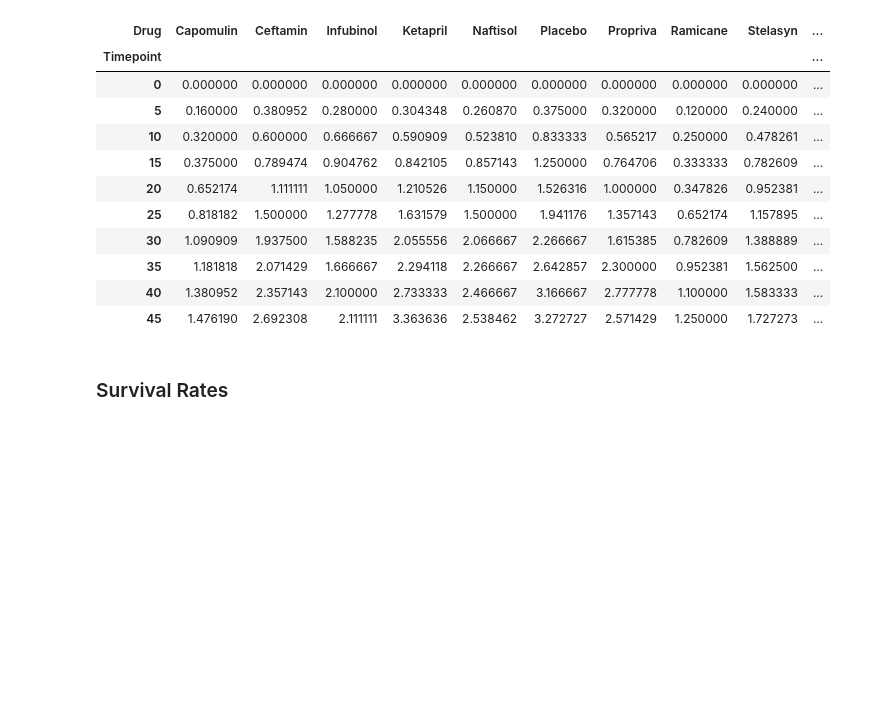
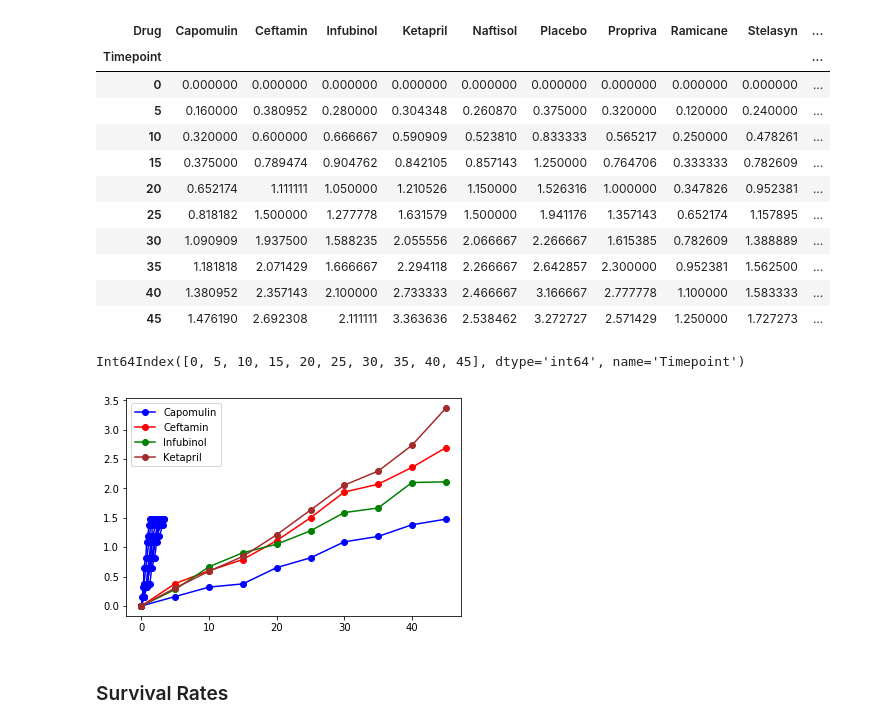
Before and after one commit to vibaskaran/Matplotlib_Assignments, a Jupyter notebook: Pymaceuticals/Pymaceuticals_solutions.ipynb, the cells around one changed output. Saved outputs shown, nothing was run; the diff lists cells and outputs as text; code cells hidden in the pictures; blank space fills up the shorter version.

```diff
--- a/Pymaceuticals/Pymaceuticals_solutions.ipynb
+++ b/Pymaceuticals/Pymaceuticals_solutions.ipynb
@@ -79,8 +130,8 @@ Timepoint_response.head()
 |  | 15 | 0.375000 |
 |  | 20 | 0.652174 |
 # %%
-df2 = pd.pivot_table(Timepoint_response, index='Timepoint', columns='Drug', values='Metastatic Sites', aggfunc = np.mean)
-df2
+Metastatic_sites = pd.pivot_table(Timepoint_response, index='Timepoint', columns='Drug', values='Metastatic Sites', aggfunc = np.mean)
+Metastatic_sites
 # %% [output]
 | Drug | Capomulin | Ceftamin | Infubinol | Ketapril | Naftisol | Placebo | Propriva | Ramicane | Stelasyn | ... |
 | Timepoint |  |  |  |  |  |  |  |  |  | ... |
@@ -94,6 +145,32 @@ df2
 | 35 | 1.181818 | 2.071429 | 1.666667 | 2.294118 | 2.266667 | 2.642857 | 2.300000 | 0.952381 | 1.562500 | ... |
 | 40 | 1.380952 | 2.357143 | 2.100000 | 2.733333 | 2.466667 | 3.166667 | 2.777778 | 1.100000 | 1.583333 | ... |
 | 45 | 1.476190 | 2.692308 | 2.111111 | 3.363636 | 2.538462 | 3.272727 | 2.571429 | 1.250000 | 1.727273 | ... |
+# %%
+Metastatic = Metastatic_sites.index
+Metastatic
+# %% [output]
+Int64Index([0, 5, 10, 15, 20, 25, 30, 35, 40, 45], dtype='int64', name='Timepoint')
+# %%
+plt.xlabel = 'Treatment Duration (Days)'
+plt.ylabel = 'Met. Sites'
+plt.title = 'Tumor Response to Treatment'
+
+# Data for the Chart
+Capomulin, = plt.plot(Metastatic, Metastatic_sites['Capomulin'], marker ='o', color='blue', label="Capomulin")
+
+Ceftamin,  = plt.plot(Metastatic, Metastatic_sites['Ceftamin'], marker ='o', color='red', label="Ceftamin")
+
+Infubinol, = plt.plot(Metastatic, Metastatic_sites['Infubinol'], marker ='o', color='green', label="Infubinol")
+
+Ketapril,  = plt.plot(Timepoint, Metastatic_sites['Ketapril'], marker ='o', color='brown', label="Ketapril")
+
+# Create a legend for our chart
+plt.legend(handles=[Capomulin, Ceftamin, Infubinol, Ketapril ], loc="best")
+
+# Show the chart
+plt.show()
+# %% [output]
+[figure, added]
 # %% [markdown]
 ### Survival Rates
 # %%
```
Also changed, not shown: parts of 4 cells of this notebook.
